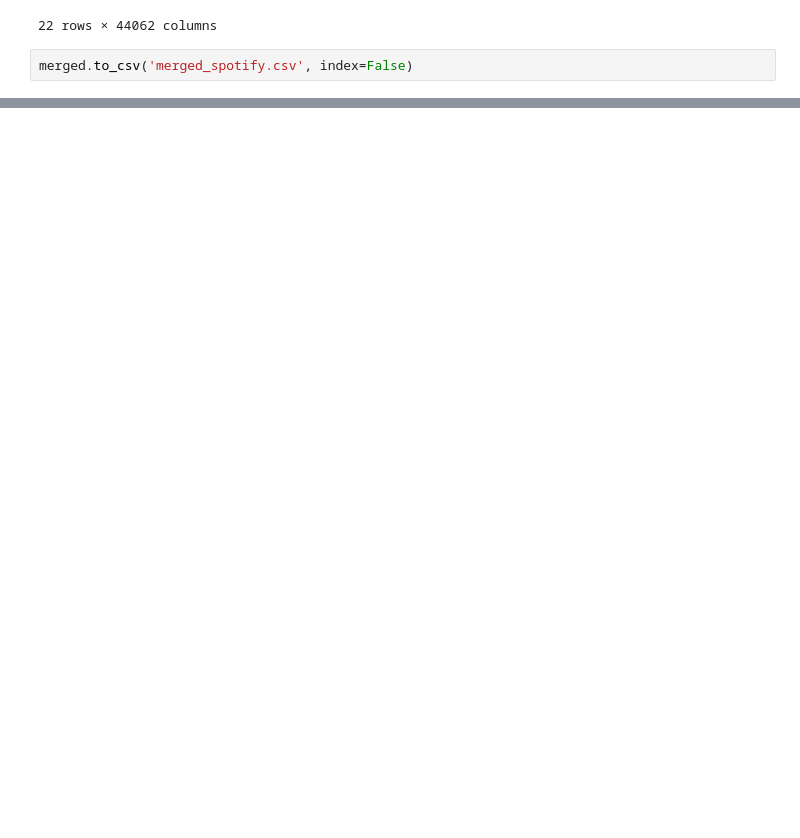
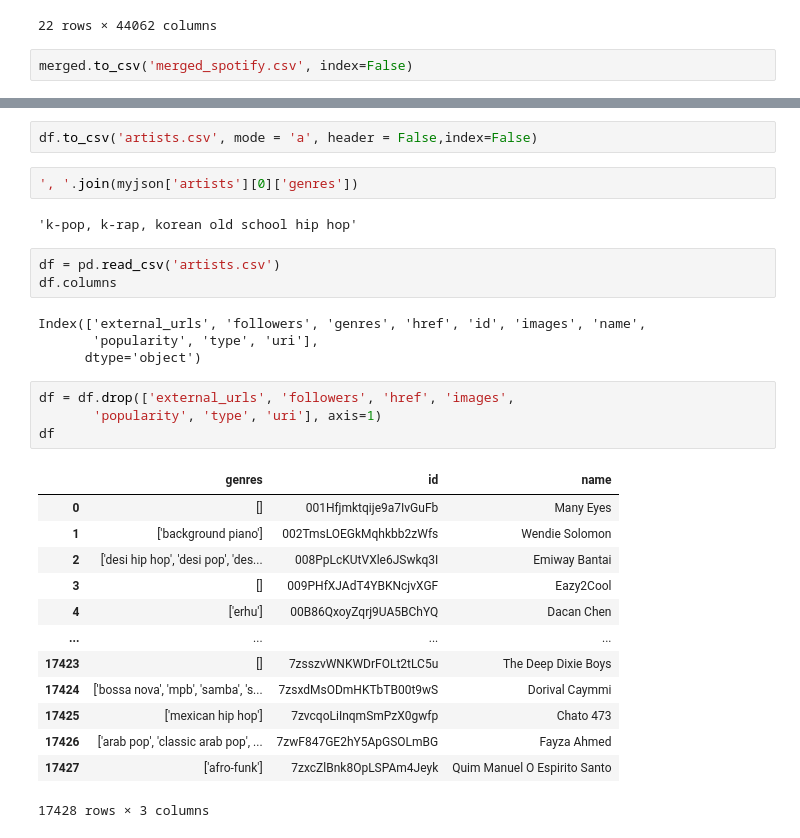
Before and after one commit to zgrayblue/artipy, a Jupyter notebook: spotify_api.ipynb, the cells around one changed output, grey strips where cells are left out. Cells and saved outputs as stored; diff of their text form; blank space fills up the shorter version.

Commit message:
added artists data, added to database

```diff
--- a/spotify_api.ipynb
+++ b/spotify_api.ipynb
@@ -994,0 +1043,31 @@ merged.to_csv('merged_spotify.csv', index=False)
+# %%
+df.to_csv('artists.csv', mode = 'a', header = False,index=False)
+# %%
+', '.join(myjson['artists'][0]['genres'])
+# %% [output]
+'k-pop, k-rap, korean old school hip hop'
+# %%
+df = pd.read_csv('artists.csv')
+df.columns
+# %% [output]
+Index(['external_urls', 'followers', 'genres', 'href', 'id', 'images', 'name',
+       'popularity', 'type', 'uri'],
+      dtype='object')
+# %%
+df = df.drop(['external_urls', 'followers', 'href', 'images',
+       'popularity', 'type', 'uri'], axis=1)
+df
+# %% [output]
+|  | genres | id | name |
+| 0 | [] | 001Hfjmktqije9a7IvGuFb | Many Eyes |
+| 1 | ['background piano'] | 002TmsLOEGkMqhkbb2zWfs | Wendie Solomon |
+| 2 | ['desi hip hop', 'desi pop', 'des... | 008PpLcKUtVXle6JSwkq3I | Emiway Bantai |
+| 3 | [] | 009PHfXJAdT4YBKNcjvXGF | Eazy2Cool |
+| 4 | ['erhu'] | 00B86QxoyZqrj9UA5BChYQ | Dacan Chen |
+| ... | ... | ... | ... |
+| 17423 | [] | 7zsszvWNKWDrFOLt2tLC5u | The Deep Dixie Boys |
+| 17424 | ['bossa nova', 'mpb', 'samba', 's... | 7zsxdMsODmHKTbTB00t9wS | Dorival Caymmi |
+| 17425 | ['mexican hip hop'] | 7zvcqoLiInqmSmPzX0gwfp | Chato 473 |
+| 17426 | ['arab pop', 'classic arab pop', ... | 7zwF847GE2hY5ApGSOLmBG | Fayza Ahmed |
+| 17427 | ['afro-funk'] | 7zxcZlBnk8OpLSPAm4Jeyk | Quim Manuel O Espirito Santo |
+17428 rows × 3 columns
```
Also changed, not shown: parts of 11 cells of this notebook, 1 other file.
